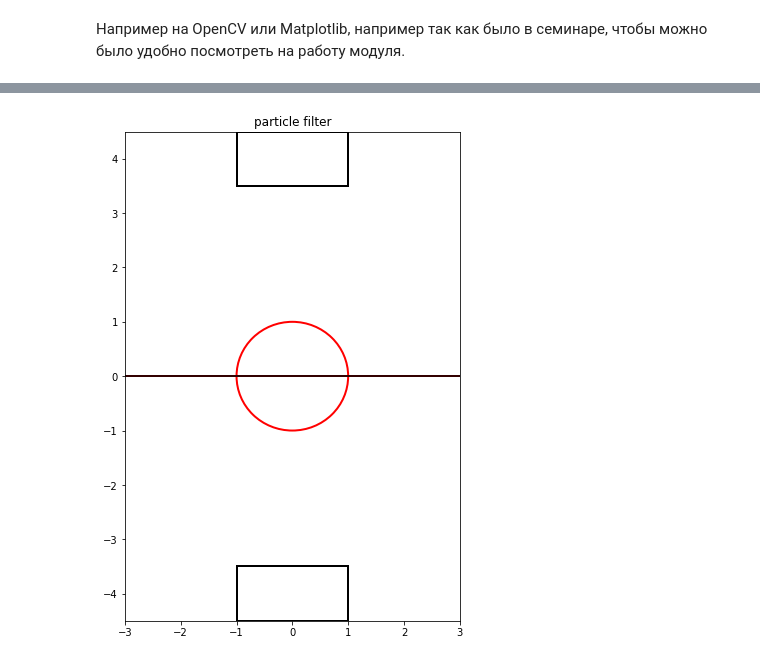
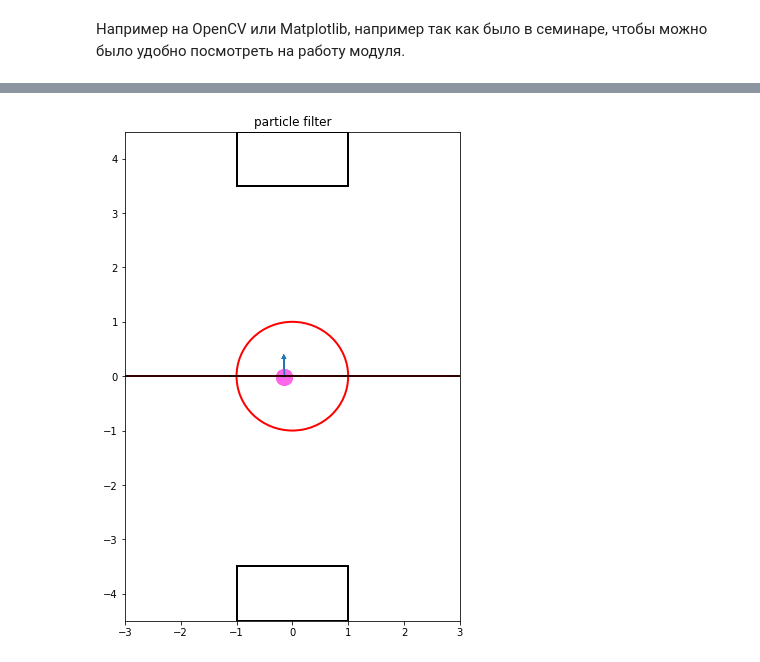
Before and after one commit to haminhtien99/cvr_course, a Jupyter notebook: notebooks/localization_hw8.ipynb, the cells around one changed output, grey strips where cells are left out. Saved outputs shown, nothing was run; the diff lists cells and outputs as text; code cells hidden in the pictures.

```diff
--- a/notebooks/localization_hw8.ipynb
+++ b/notebooks/localization_hw8.ipynb
@@ -27,7 +27,7 @@ landmarks = {
 # %% [markdown]
 Пример данных, которые могут поступать в модуль на одном шаге всей системы. Данные во втором словаре – это данные одометрии с собвственной информацией робота о перемещении за один шаг системы. Для проверки работы придумайте и запишите набор данных с такой же структурой.
 # %%
-observations = {"yellow_posts":[[4.5, -1],[4.5, 1]], "blue_posts":[]}
+observations = {"yellow_posts":[[4.45, -0.99],[4.49, 1.09]], "blue_posts":[]}
 shift = {'shift_x':0.0, 'shift_y':0.01, 'shift_angle':-0.4}
 # %% [markdown]
 ### 1) Реализовать локализацию триангуляцией (3 балл)
@@ -85,10 +100,7 @@ class localization_triangulation:
 # %%
-ff = localization_triangulation(Robot())
-print(ff.myrobot.x)
-print(ff.myrobot.y)
-print(ff.myrobot.yaw)
-ff.update(observations)
-print(ff.myrobot.x)
-print(ff.myrobot.y)
-print(ff.myrobot.yaw)
+local = localization_triangulation(Robot())
+local.update(observations)
+print("x =",local.myrobot.x)
+print("y = ",local.myrobot.y)
+print("yaw = ",local.myrobot.yaw)
 # %% [output]
@@ -197,4 +196,4 @@ visualization(r, True,7)
 # %%
-visualization(ff.myrobot, True,7)
+visualization(local.myrobot, True,7)
 # %% [output]
-[figure, old version]
+[figure, new version]
```
Also changed, not shown: parts of 4 cells of this notebook.
